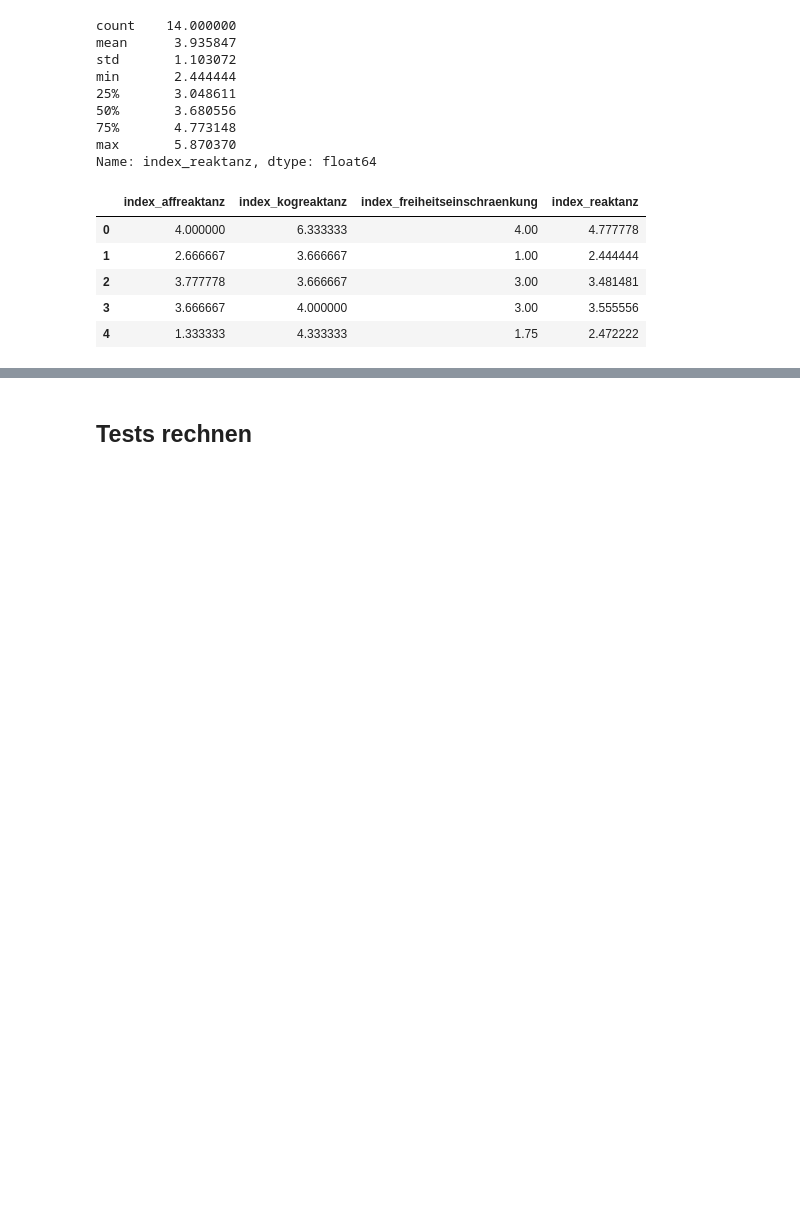
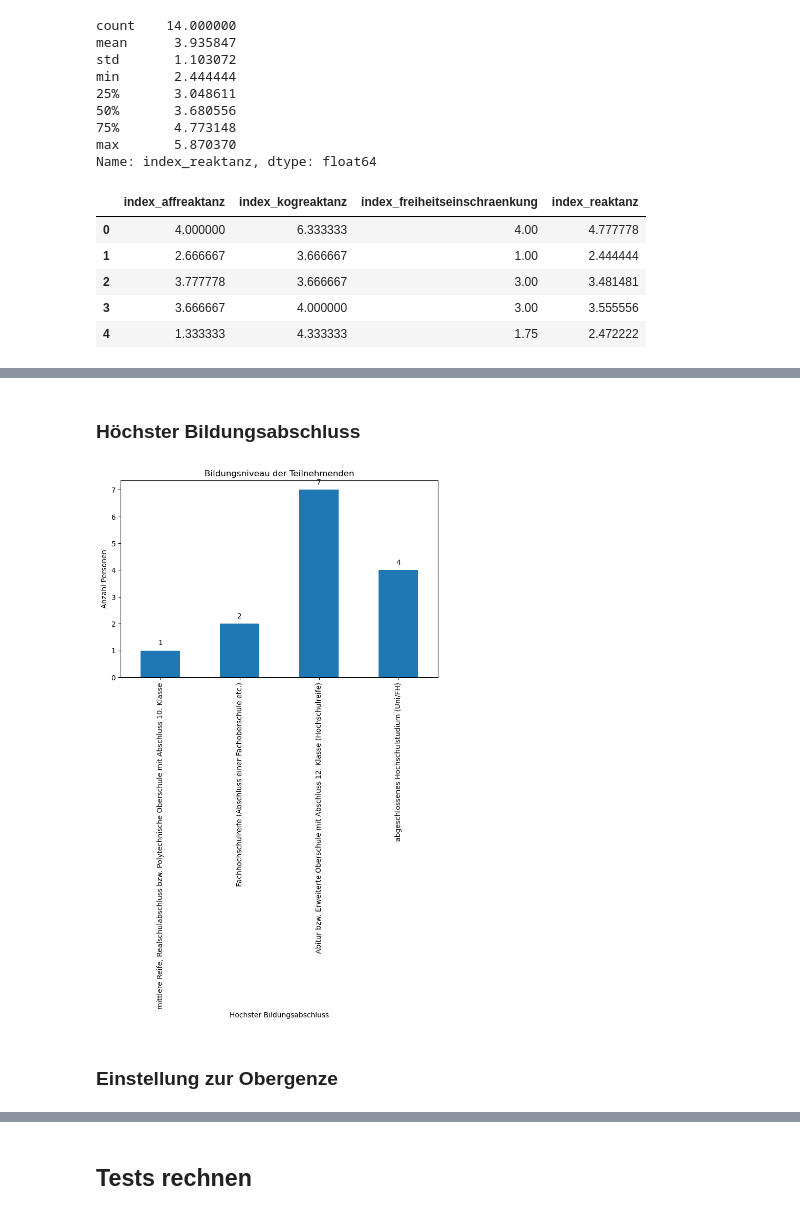
Before and after one commit to lara-polat/KI_Demokratie, a Jupyter notebook: analysis1.ipynb, the cells around one changed output, grey strips where cells are left out. Saved outputs shown, nothing was run; the diff lists cells and outputs as text; code cells hidden in the pictures; blank space fills up the shorter version.

```diff
--- a/analysis1.ipynb
+++ b/analysis1.ipynb
@@ -501,0 +600,41 @@ Name: index_reaktanz, dtype: float64
+# %% [markdown]
+### Höchster Bildungsabschluss
+# %%
+# Deskriptive Statistiken
+df_masterprojekt1['PT03'].describe()
+
+# Balkendiagramm erstellen
+bildungsniveau = df_masterprojekt1['PT03'].value_counts().sort_index()
+plt.figure(figsize=(8, 5))
+bildungsniveau.plot(kind='bar')
+
+# Labels für Bildungsniveau – die Beschriftung könnte man evtl. nur kürzer formulieren
+labels_bildung = {
+    1: 'Schüler/-in, besuche eine allgemeinbildende Vollzeitschule',
+    2: 'Volks- / Hauptschulabschluss bzw. Polytechnische Oberschule mit Abschluss 8. oder 9. Klasse',
+    3: 'mittlere Reife, Realschulabschluss bzw. Polytechnische Oberschule mit Abschluss 10. Klasse',
+    4: 'Fachhochschulreife (Abschluss einer Fachoberschule etc.)',
+    5: 'Abitur bzw. Erweiterte Oberschule mit Abschluss 12. Klasse (Hochschulreife)',
+    6: 'abgeschlossenes Hochschulstudium (Uni/FH)',
+}
+
+# Achsenbeschriftung mit Textlabels ersetzen
+plt.xticks(ticks=range(len(bildungsniveau)),
+           labels=[labels_bildung[i] for i in bildungsniveau.index],
+           rotation=90)
+
+# Titel und Achsenbeschriftungen
+plt.title('Bildungsniveau der Teilnehmenden')
+plt.xlabel('Höchster Bildungsabschluss')
+plt.ylabel('Anzahl Personen')
+
+# Werte auf den Balken anzeigen
+for i, v in enumerate(bildungsniveau):
+    plt.text(i, v + 0.2, str(v), ha='center')
+
+plt.tight_layout()
+plt.show()
+# %% [output]
+[figure, added]
+# %% [markdown]
+### Einstellung zur Obergenze
```
Also changed, not shown: parts of 15 cells of this notebook, 1 other file.
